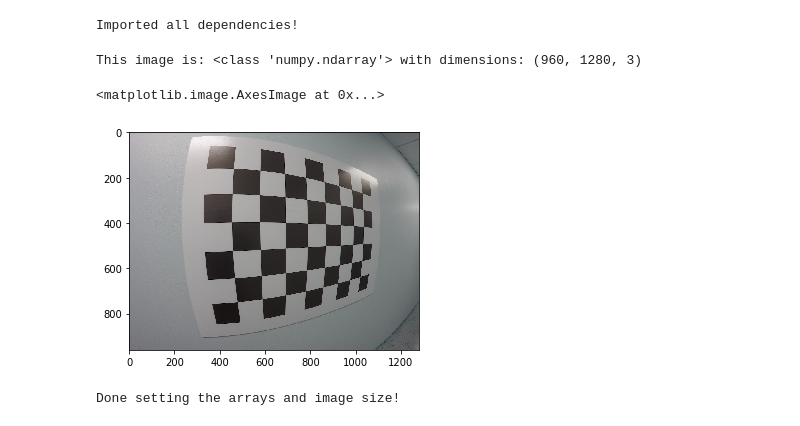
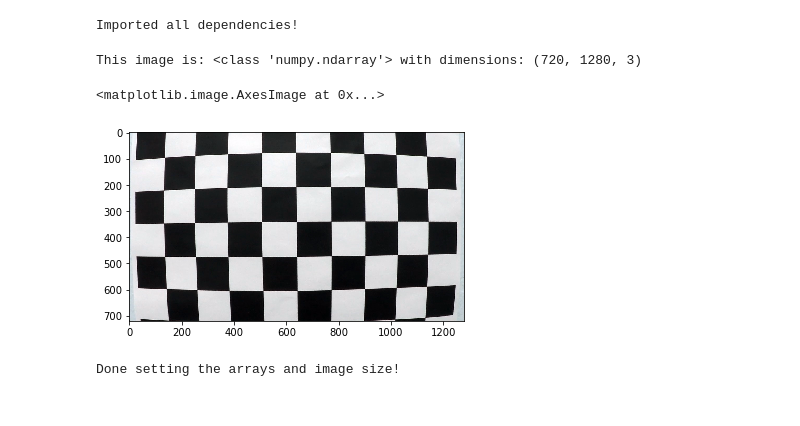
Before and after one commit to CJL89/Advance-Lane-Finding, a Jupyter notebook: Advance Lane Finding.ipynb, the cells around one changed output. Cells and saved outputs as stored; diff of their text form; code cells hidden in the pictures.

```diff
--- a/Advance Lane Finding.ipynb
+++ b/Advance Lane Finding.ipynb
@@ -13,17 +13,17 @@ print('Imported all dependencies!')
 Imported all dependencies!
 # %%
 # Opening and reading an image (one provided by Udacity):
-image = cv2.imread('calibration_wide/GOPR0032.jpg')
+image = cv2.imread('camera_cal/calibration1.jpg')
 
 # Importing several images for testing:
-images = glob.glob('calibration_wide/GO*.jpg')
+images = glob.glob('camera_cal/*.jpg')
 
 print('This image is:', type(image), 'with dimensions:', image.shape)
 plt.imshow(image)
 # %% [output]
-This image is: <class 'numpy.ndarray'> with dimensions: (960, 1280, 3)
+This image is: <class 'numpy.ndarray'> with dimensions: (720, 1280, 3)
 <matplotlib.image.AxesImage at 0x...>
-[figure, old version]
+[figure, new version]
 # %%
 # Setting image size:
 # Number of inside corners in X:
```
Also changed, not shown: parts of 11 cells of this notebook, 46 other files.
